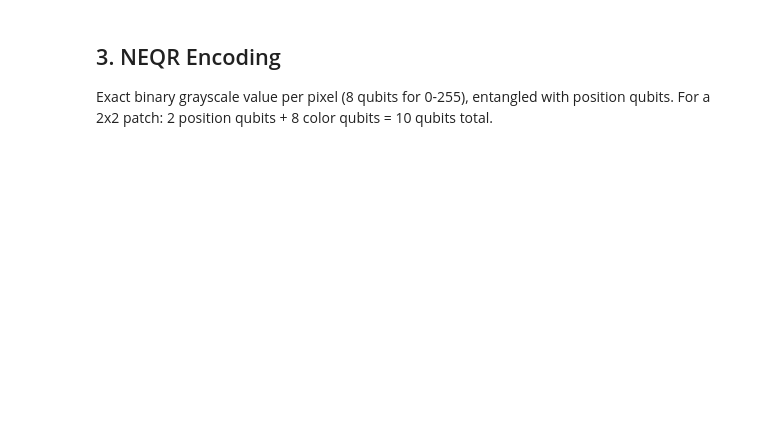
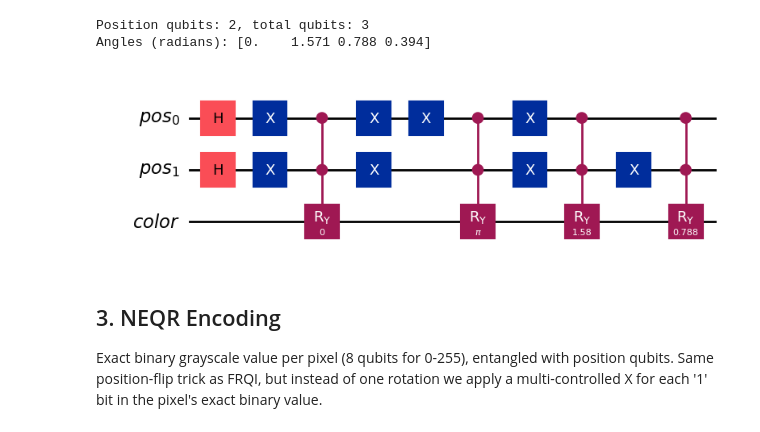
Before and after one commit to Pushkar0997/qi26_25, a Jupyter notebook: track_a_vision/encoding/frqi_neqr_starter.ipynb, the cells around one changed output. Cells and saved outputs as stored; diff of their text form; code cells hidden in the pictures; blank space fills up the shorter version.

Commit message:
Implement + verify FRQI/NEQR encoding, add Week 1 technical summary

```diff
--- a/track_a_vision/encoding/frqi_neqr_starter.ipynb
+++ b/track_a_vision/encoding/frqi_neqr_starter.ipynb
@@ -29,35 +40,50 @@ For a 2x2 patch (4 pixels), need 2 position qubits + 1 color qubit = 3 qubits to
 # %%
 def build_frqi_circuit(patch):
     flat = patch.flatten()
     n_pixels = len(flat)
     n_pos_qubits = int(np.ceil(np.log2(n_pixels)))
-
-    # angles: theta_i = (pi/2) * pixel_value / 255
     angles = (np.pi / 2) * (flat / 255.0)
 
     pos = QuantumRegister(n_pos_qubits, 'pos')
     color = QuantumRegister(1, 'color')
     qc = QuantumCircuit(pos, color)
 
-    # uniform superposition over positions
-    qc.h(pos)
+    qc.h(pos)  # uniform superposition over all pixel positions
 
-    # TODO: apply controlled-Ry(2*theta_i) on color qubit,
-    # controlled on position register == i, for each pixel i.
-    # This is the core FRQI encoding step — fill in using
-    # multi-controlled rotation gates (mcry or decomposition).
+    for i, theta in enumerate(angles):
+        bin_str = format(i, f'0{n_pos_qubits}b')  # MSB-first index of pixel i
+
+        for j, bit in enumerate(bin_str):
+            if bit == '0':
+                qc.x(pos[j])
+
+        if n_pos_qubits > 0:
+            gate = RYGate(2 * theta).control(n_pos_qubits)
+            qc.append(gate, list(pos) + [color[0]])
+        else:
+            qc.ry(2 * theta, color[0])
+
+        for j, bit in enumerate(bin_str):
+            if bit == '0':
+                qc.x(pos[j])
 
     return qc, n_pos_qubits, angles
 
-qc, n_pos_qubits, angles = build_frqi_circuit(patch)
-print(f"Position qubits: {n_pos_qubits}, total qubits: {n_pos_qubits + 1}")
-print(f"Angles: {angles}")
-qc.draw('mpl')
+frqi_qc, n_pos, angles = build_frqi_circuit(patch)
+print(f"Position qubits: {n_pos}, total qubits: {n_pos + 1}")
+print(f"Angles (radians): {np.round(angles, 3)}")
+frqi_qc.draw('mpl')
+# %% [output]
+Position qubits: 2, total qubits: 3
+Angles (radians): [0.    1.571 0.788 0.394]
+[figure, added]
 # %% [markdown]
 ## 3. NEQR Encoding
 
-Exact binary grayscale value per pixel (8 qubits for 0-255), entangled with position qubits.
-For a 2x2 patch: 2 position qubits + 8 color qubits = 10 qubits total.
+Exact binary grayscale value per pixel (8 qubits for 0-255), entangled with
+position qubits. Same position-flip trick as FRQI, but instead of one rotation
+we apply a multi-controlled X for each '1' bit in the pixel's exact binary
+value.
 # %%
 def build_neqr_circuit(patch, bit_depth=8):
     flat = patch.flatten()
```
Also changed, not shown: parts of 19 cells of this notebook, 3 other files.
